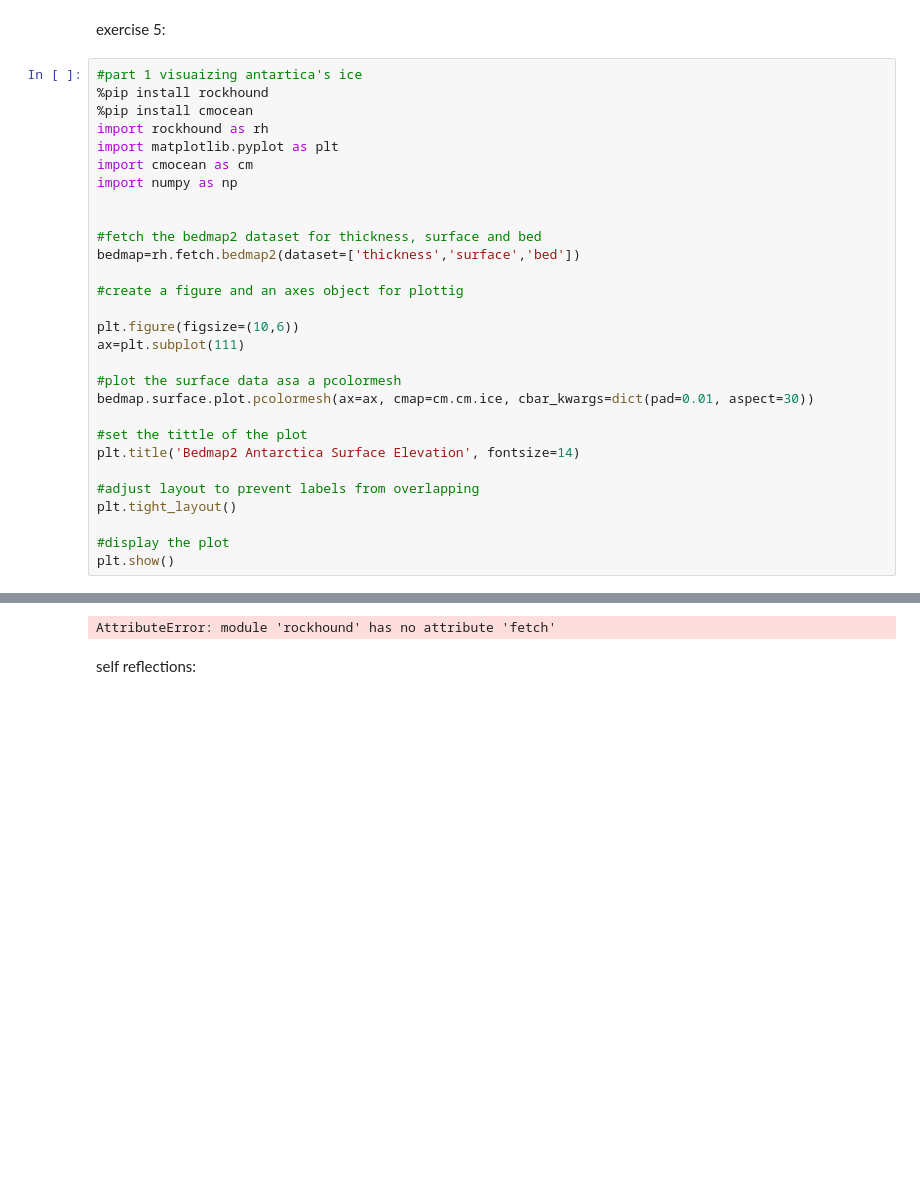
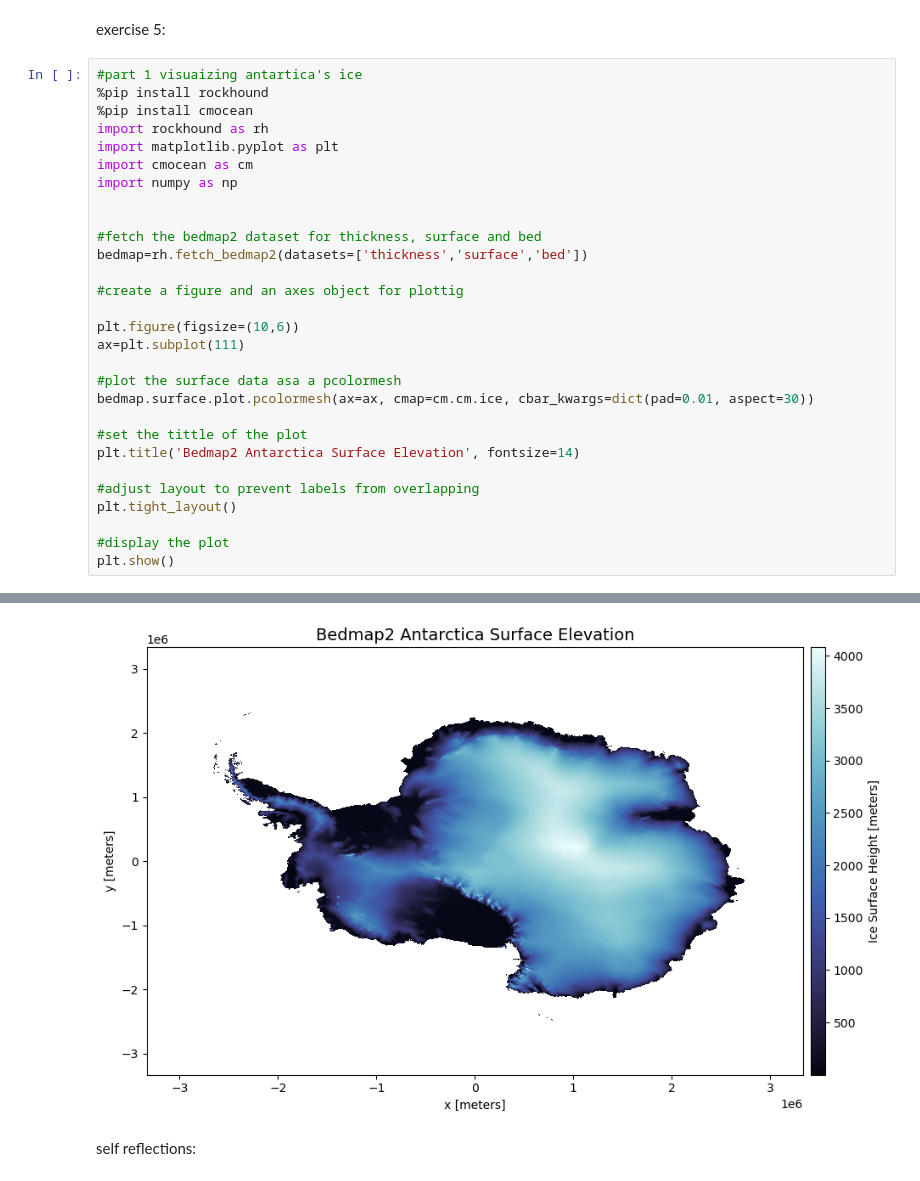
Before and after one commit to AmundRB/MOD300-Group-12, a Jupyter notebook: test01.ipynb, the cells around one changed output, grey strips where cells are left out. Saved outputs shown, nothing was run; the diff lists cells and outputs as text; blank space fills up the shorter version.

Commit message:
Fixed bedmap

```diff
--- a/test01.ipynb
+++ b/test01.ipynb
@@ -578,7 +578,7 @@ import numpy as np
 
 
 #fetch the bedmap2 dataset for thickness, surface and bed
-bedmap=rh.fetch.bedmap2(dataset=['thickness','surface','bed'])
+bedmap=rh.fetch_bedmap2(datasets=['thickness','surface','bed'])
 
 #create a figure and an axes object for plottig
 
@@ -616,5 +616,5 @@ Requirement already satisfied: six>=1.5 in c:\programdata\anaconda3\lib\site-pac
 Note: you may need to restart the kernel to use updated packages.
-AttributeError: module 'rockhound' has no attribute 'fetch'
+[figure, added]
 # %% [markdown]
 self reflections:
 # %% [markdown]
```
Also changed, not shown: parts of 1 cell of this notebook.
